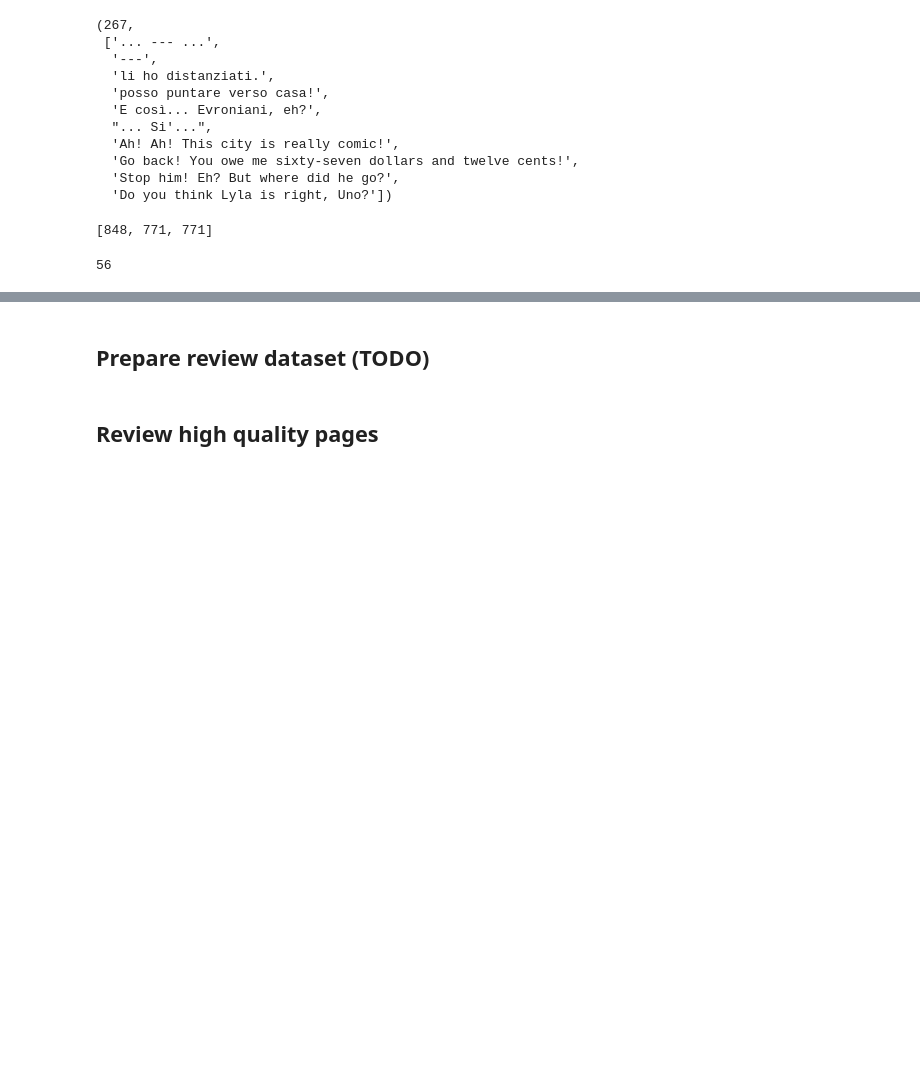
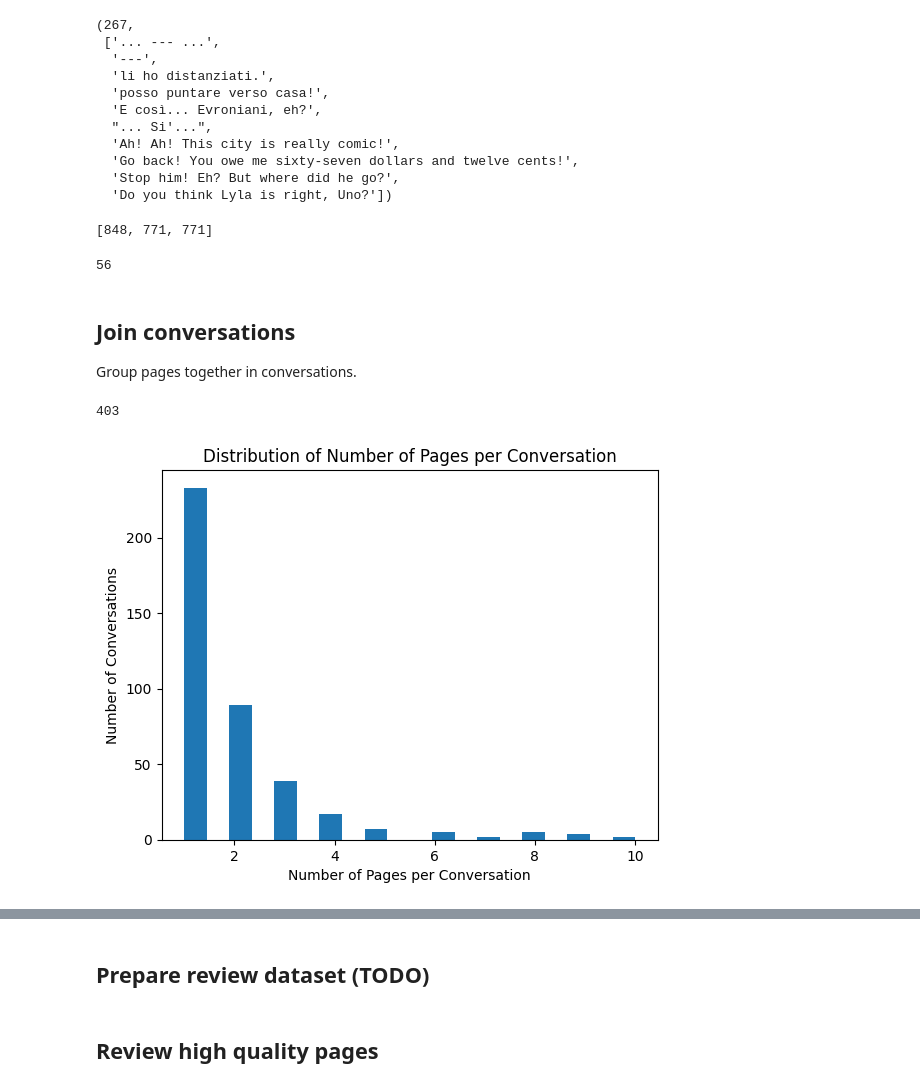
Before and after one commit to mbrt/pkna-uno, a Jupyter notebook: cleanup-conv.ipynb, the cells around one changed output, grey strips where cells are left out. Drawn from its saved outputs; the diff is of its cells as text; code cells hidden in the pictures; blank space fills up the shorter version.

Commit message:
Put together dialogues

```diff
--- a/cleanup-conv.ipynb
+++ b/cleanup-conv.ipynb
@@ -638,3 +638,79 @@ pages_version.append(pages_new)
 len(pages_to_review)
 # %% [output]
 56
+# %% [markdown]
+## Join conversations
+
+Group pages together in conversations.
+# %%
+@dataclass
+class Conversation:
+    pages: list[DialoguePage]
+    score: float = 0.0
+
+    @property
+    def characters(self) -> list[str]:
+        """Get the set of characters in the conversation."""
+        return sorted(list({
+            line.character
+            for page in self.pages
+            for line in page.dialogue
+        }))
+
+    @property
+    def characters_score(self) -> int:
+        wanted = set(['uno', 'paperinik'])
+        got = set(self.characters)
+        positive = got.intersection(wanted)
+        negative = got.difference(wanted)
+        return len(positive)*2 - len(negative)
+
+    @property
+    def num_pages_score(self) -> int:
+        return len(self.pages)
+
+    @property
+    def confidence_score(self) -> float:
+        """Calculate the average confidence of the conversation."""
+        confidences = [
+            np.mean([line.confidence for line in page.dialogue])
+            for page in self.pages
+        ]
+        return float(np.mean(confidences)) if confidences else 0.0
+
+    def to_dict(self) -> dict:
+        return {
+            'pkna': self.pages[0].pkna,
+            'page_range': [page.page_num for page in self.pages],
+            'characters': self.characters,
+            'score': self.score,
+            'pages': [page.to_dict() for page in self.pages]
+        }
+
+
+conversations = []
+
+curr_conv: list[DialoguePage] = []
+
+for page in pages_version[-1]:
+    if curr_conv and (curr_conv[-1].page_num + 1) != page.page_num:
+        conversations.append(Conversation(pages=curr_conv))
+        curr_conv = []
+    curr_conv.append(page)
+if curr_conv:
+    conversations.append(Conversation(pages=curr_conv))
+
+len(conversations)
+# %% [output]
+403
+# %%
+# plot the distribution of number of pages per conversation
+import matplotlib.pyplot as plt
+page_counts = [len(conv.pages) for conv in conversations]
+plt.hist(page_counts, bins=20)
+plt.xlabel("Number of Pages per Conversation")
+plt.ylabel("Number of Conversations")
+plt.title("Distribution of Number of Pages per Conversation")
+plt.show()
+# %% [output]
+[figure, added]
```
Also changed, not shown: parts of 5 cells of this notebook, 1 other file.
